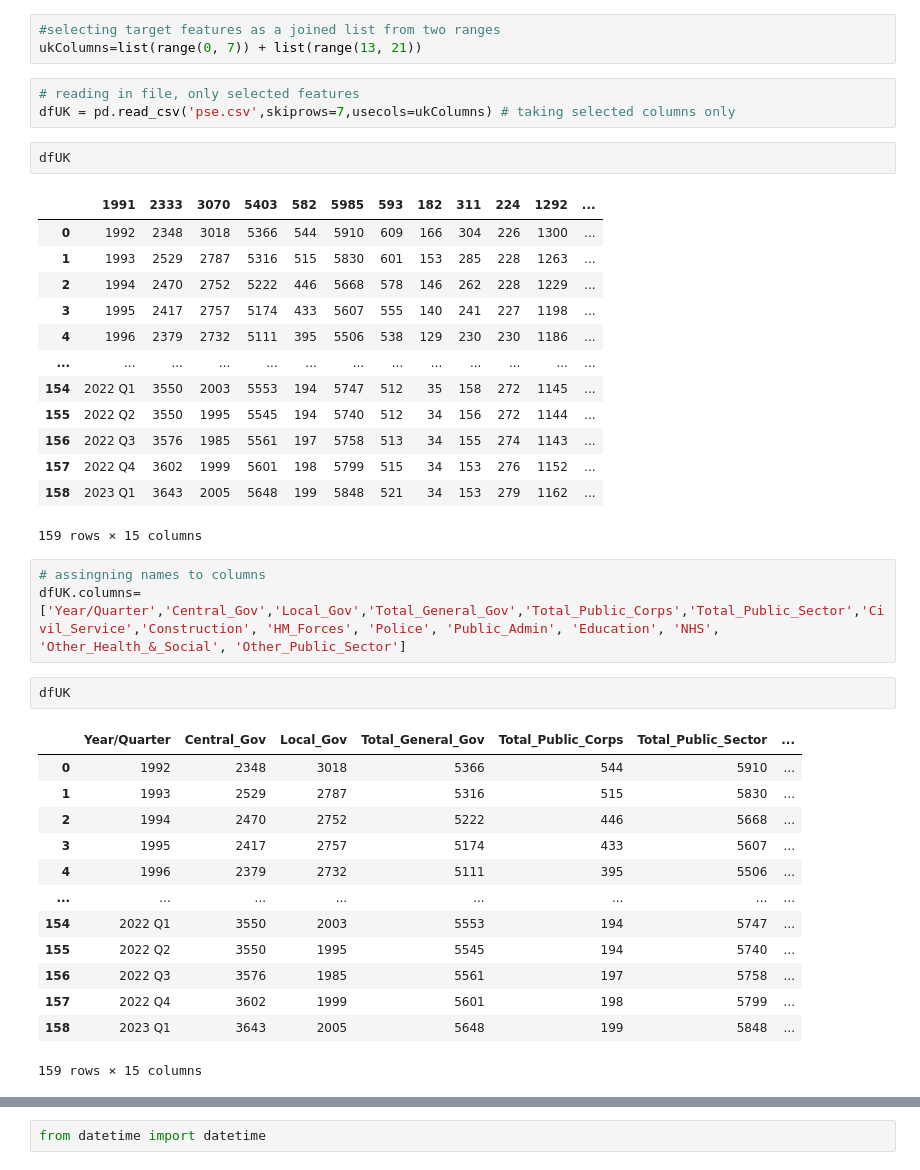
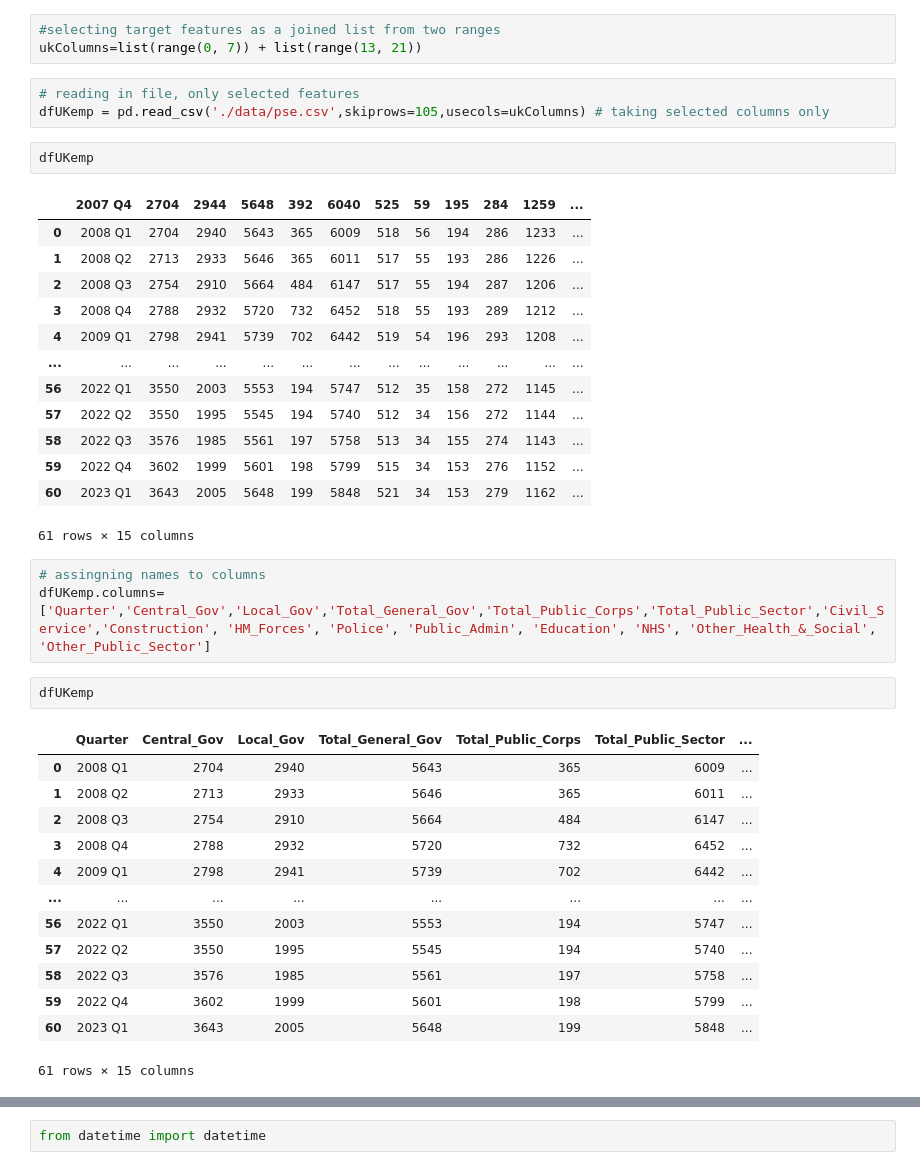
Before and after one commit to Carloselrecharlie/ML_assessment_repeat, a Jupyter notebook: sba22448_Integrated_CA-ML.ipynb, the cells around one changed output, grey strips where cells are left out. Drawn from its saved outputs; the diff is of its cells as text.

Commit message:
completed UK data cleaning, updated report, added csv files

```diff
--- a/sba22448_Integrated_CA-ML.ipynb
+++ b/sba22448_Integrated_CA-ML.ipynb
@@ -343,40 +343,40 @@ plt.show()
 ukColumns=list(range(0, 7)) + list(range(13, 21))
 # %%
 # reading in file, only selected features
-dfUK = pd.read_csv('pse.csv',skiprows=7,usecols=ukColumns) # taking selected columns only
+dfUKemp = pd.read_csv('./data/pse.csv',skiprows=105,usecols=ukColumns) # taking selected columns only
 # %%
-dfUK
+dfUKemp
 # %% [output]
-|  | 1991 | 2333 | 3070 | 5403 | 582 | 5985 | 593 | 182 | 311 | 224 | 1292 | ... |
-| 0 | 1992 | 2348 | 3018 | 5366 | 544 | 5910 | 609 | 166 | 304 | 226 | 1300 | ... |
-| 1 | 1993 | 2529 | 2787 | 5316 | 515 | 5830 | 601 | 153 | 285 | 228 | 1263 | ... |
-| 2 | 1994 | 2470 | 2752 | 5222 | 446 | 5668 | 578 | 146 | 262 | 228 | 1229 | ... |
-| 3 | 1995 | 2417 | 2757 | 5174 | 433 | 5607 | 555 | 140 | 241 | 227 | 1198 | ... |
-| 4 | 1996 | 2379 | 2732 | 5111 | 395 | 5506 | 538 | 129 | 230 | 230 | 1186 | ... |
+|  | 2007 Q4 | 2704 | 2944 | 5648 | 392 | 6040 | 525 | 59 | 195 | 284 | 1259 | ... |
+| 0 | 2008 Q1 | 2704 | 2940 | 5643 | 365 | 6009 | 518 | 56 | 194 | 286 | 1233 | ... |
+| 1 | 2008 Q2 | 2713 | 2933 | 5646 | 365 | 6011 | 517 | 55 | 193 | 286 | 1226 | ... |
+| 2 | 2008 Q3 | 2754 | 2910 | 5664 | 484 | 6147 | 517 | 55 | 194 | 287 | 1206 | ... |
+| 3 | 2008 Q4 | 2788 | 2932 | 5720 | 732 | 6452 | 518 | 55 | 193 | 289 | 1212 | ... |
+| 4 | 2009 Q1 | 2798 | 2941 | 5739 | 702 | 6442 | 519 | 54 | 196 | 293 | 1208 | ... |
 | ... | ... | ... | ... | ... | ... | ... | ... | ... | ... | ... | ... | ... |
-| 154 | 2022 Q1 | 3550 | 2003 | 5553 | 194 | 5747 | 512 | 35 | 158 | 272 | 1145 | ... |
-| 155 | 2022 Q2 | 3550 | 1995 | 5545 | 194 | 5740 | 512 | 34 | 156 | 272 | 1144 | ... |
-| 156 | 2022 Q3 | 3576 | 1985 | 5561 | 197 | 5758 | 513 | 34 | 155 | 274 | 1143 | ... |
-| 157 | 2022 Q4 | 3602 | 1999 | 5601 | 198 | 5799 | 515 | 34 | 153 | 276 | 1152 | ... |
-| 158 | 2023 Q1 | 3643 | 2005 | 5648 | 199 | 5848 | 521 | 34 | 153 | 279 | 1162 | ... |
+| 56 | 2022 Q1 | 3550 | 2003 | 5553 | 194 | 5747 | 512 | 35 | 158 | 272 | 1145 | ... |
+| 57 | 2022 Q2 | 3550 | 1995 | 5545 | 194 | 5740 | 512 | 34 | 156 | 272 | 1144 | ... |
+| 58 | 2022 Q3 | 3576 | 1985 | 5561 | 197 | 5758 | 513 | 34 | 155 | 274 | 1143 | ... |
+| 59 | 2022 Q4 | 3602 | 1999 | 5601 | 198 | 5799 | 515 | 34 | 153 | 276 | 1152 | ... |
+| 60 | 2023 Q1 | 3643 | 2005 | 5648 | 199 | 5848 | 521 | 34 | 153 | 279 | 1162 | ... |
-159 rows × 15 columns
+61 rows × 15 columns
 # %%
 # assingning names to columns
-dfUK.columns=['Year/Quarter','Central_Gov','Local_Gov','Total_General_Gov','Total_Public_Corps','Total_Public_Sector','Civil_Service','Construction', 'HM_Forces', 'Police', 'Public_Admin', 'Education', 'NHS', 'Other_Health_&_Social', 'Other_Public_Sector']
+dfUKemp.columns=['Quarter','Central_Gov','Local_Gov','Total_General_Gov','Total_Public_Corps','Total_Public_Sector','Civil_Service','Construction', 'HM_Forces', 'Police', 'Public_Admin', 'Education', 'NHS', 'Other_Health_&_Social', 'Other_Public_Sector']
 # %%
-dfUK
+dfUKemp
 # %% [output]
-|  | Year/Quarter | Central_Gov | Local_Gov | Total_General_Gov | Total_Public_Corps | Total_Public_Sector | ... |
-| 0 | 1992 | 2348 | 3018 | 5366 | 544 | 5910 | ... |
-| 1 | 1993 | 2529 | 2787 | 5316 | 515 | 5830 | ... |
-| 2 | 1994 | 2470 | 2752 | 5222 | 446 | 5668 | ... |
-| 3 | 1995 | 2417 | 2757 | 5174 | 433 | 5607 | ... |
-| 4 | 1996 | 2379 | 2732 | 5111 | 395 | 5506 | ... |
+|  | Quarter | Central_Gov | Local_Gov | Total_General_Gov | Total_Public_Corps | Total_Public_Sector | ... |
+| 0 | 2008 Q1 | 2704 | 2940 | 5643 | 365 | 6009 | ... |
+| 1 | 2008 Q2 | 2713 | 2933 | 5646 | 365 | 6011 | ... |
+| 2 | 2008 Q3 | 2754 | 2910 | 5664 | 484 | 6147 | ... |
+| 3 | 2008 Q4 | 2788 | 2932 | 5720 | 732 | 6452 | ... |
+| 4 | 2009 Q1 | 2798 | 2941 | 5739 | 702 | 6442 | ... |
 | ... | ... | ... | ... | ... | ... | ... | ... |
-| 154 | 2022 Q1 | 3550 | 2003 | 5553 | 194 | 5747 | ... |
-| 155 | 2022 Q2 | 3550 | 1995 | 5545 | 194 | 5740 | ... |
-| 156 | 2022 Q3 | 3576 | 1985 | 5561 | 197 | 5758 | ... |
-| 157 | 2022 Q4 | 3602 | 1999 | 5601 | 198 | 5799 | ... |
-| 158 | 2023 Q1 | 3643 | 2005 | 5648 | 199 | 5848 | ... |
+| 56 | 2022 Q1 | 3550 | 2003 | 5553 | 194 | 5747 | ... |
+| 57 | 2022 Q2 | 3550 | 1995 | 5545 | 194 | 5740 | ... |
+| 58 | 2022 Q3 | 3576 | 1985 | 5561 | 197 | 5758 | ... |
+| 59 | 2022 Q4 | 3602 | 1999 | 5601 | 198 | 5799 | ... |
+| 60 | 2023 Q1 | 3643 | 2005 | 5648 | 199 | 5848 | ... |
-159 rows × 15 columns
+61 rows × 15 columns
 # %%
```
Also changed, not shown: parts of 45 cells of this notebook, 4 other files.
